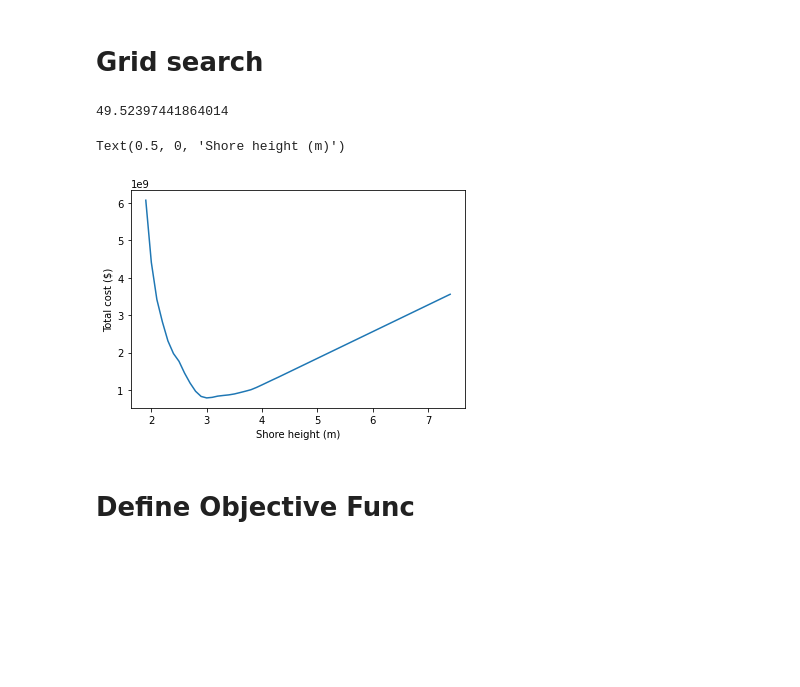
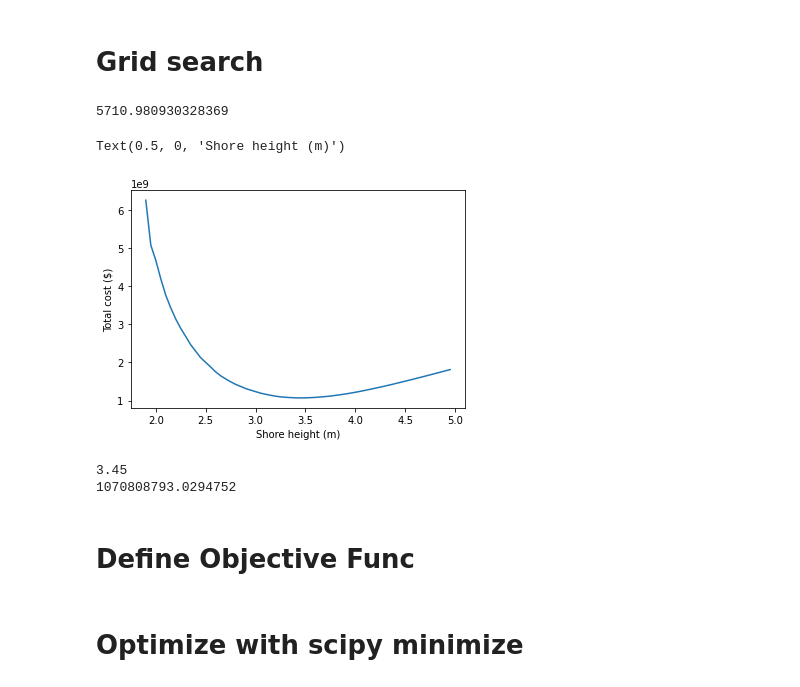
Before and after one commit to ym2540/GISSR_Optimization, a Jupyter notebook: ideal/sr_opt_ideal_mult_ens.ipynb, the cells around one changed output. Drawn from its saved outputs; the diff is of its cells as text; code cells hidden in the pictures; blank space fills up the shorter version.

```diff
--- a/ideal/sr_opt_ideal_mult_ens.ipynb
+++ b/ideal/sr_opt_ideal_mult_ens.ipynb
@@ -18,7 +18,7 @@ damage_table_file = r'Input/damage_table_combined.csv'
 topo_file = "Input/ideal_topo_gp_points_1.csv"
 div_data_file = "Input/ideal_div_data.csv"
 
-ensemble_count = 10 # Number of ensembles
+ensemble_count = 1000 # Number of ensembles
 
 damage_table = pd.read_csv(damage_table_file) # Piecewise linear approx to damage on manhattan (all divs)
 Topo = Topo(topo_file=topo_file)
@@ -30,8 +30,8 @@ wall_height = np.zeros(Topo.shore_height.size)
 params.travel_dist = 999 # Make sure redistribution is inf
 groups = generate_groups(Topo.div_data) # Groups for redistribution (full domain with travel dist inf)
 
-h_max = 7.5 # Solution space boundary
-dh = 0.1 # Resolution
+h_max = 5 # Solution space boundary
+dh = 0.05 # Resolution
 # %% [markdown]
 # Grid search
 # %%
@@ -79,10 +79,10 @@ for n in range(N):
 
         #Damage
         dmg = Damage.calc_damage(height_grouped)
-        dmg_per_storm = np.sum(dmg, axis=1)
+        #dmg_per_storm = np.sum(dmg, axis=1)
         dmg_per_div = np.sum(dmg, axis=0)
         damage_per_ens[ens] = np.sum(dmg_per_div)
-        damage_div[n, ens, :] = dmg_per_div
+        #damage_div[n, ens, :] = dmg_per_div
 
     dmg_avg = np.sum(damage_per_ens) / ensemble_count
     cost_tot = dmg_avg + cost_wall
@@ -91,15 +91,26 @@ for n in range(N):
 
 print(time.time() - time_start)
 # %% [output]
-49.52397441864014
+5710.980930328369
 # %%
+df = pd.DataFrame(points)
+df.to_csv("sr_ideal_opt_grid_search_all_ens.csv")
 plt.figure()
 plt.plot(points[:,0], points[:,1])
 plt.ylabel(r"Total cost ($)")
 plt.xlabel(r"Shore height (m)")
 # %% [output]
 Text(0.5, 0, 'Shore height (m)')
-[figure, old version]
+[figure, new version]
+# %%
+opt_idx = np.argmin(points[:,1])
+opt_x = points[opt_idx, 0]
+opt_obj = points[opt_idx, 1]
+print(opt_x)
+print(opt_obj)
+# %% [output]
+3.45
+1070808793.0294752
 # %% [markdown]
 # Define Objective Func
 # %%
@@ -148,0 +145,2 @@ print(x_opt)
+# %% [markdown]
+# Optimize with scipy minimize
```
Also changed, not shown: parts of 3 cells of this notebook, 2 other files.
